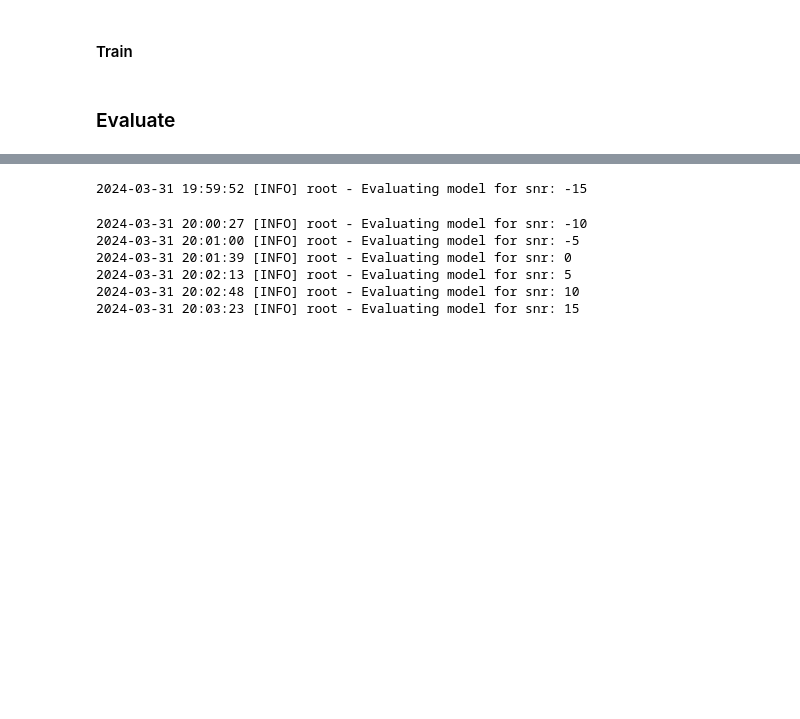
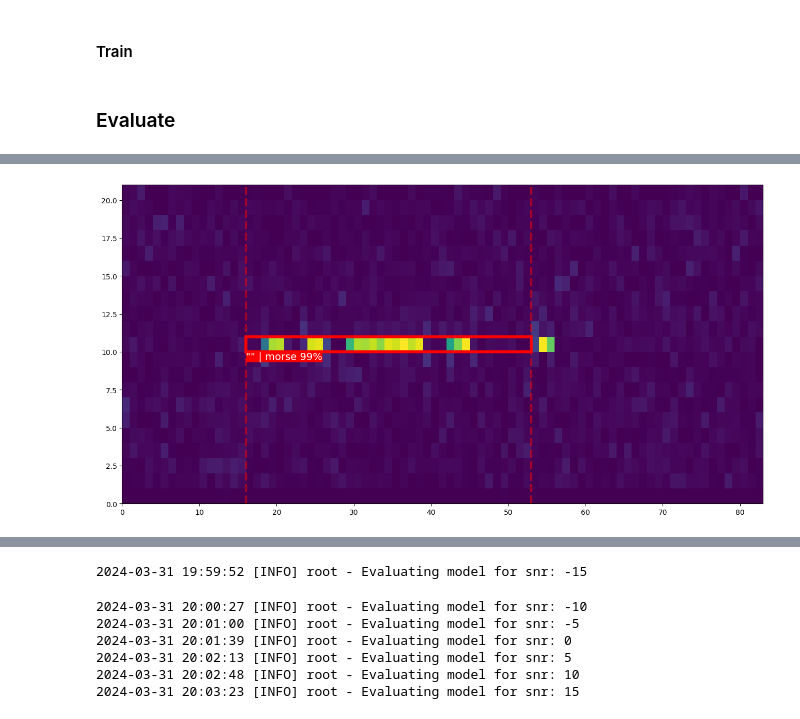
Before and after one commit to MaorAssayag/morse-deep-learning-detect-and-decode, a Jupyter notebook: morse-decoder-detector-dl.ipynb, the cells around one changed output, grey strips where cells are left out. Saved outputs shown, nothing was run; the diff lists cells and outputs as text; code cells hidden in the pictures; blank space fills up the shorter version.

```diff
--- a/morse-decoder-detector-dl.ipynb
+++ b/morse-decoder-detector-dl.ipynb
@@ -1149,8 +1171,8 @@ def IoU_loss_x_axis_only(pred_box, gt_box):
 random.seed(SEED)
 num_images = NUM_TEST_IMAGES
 
-plot = False
-num_of_samples = 1000
+plot = True
+num_of_samples = 1
 
 eval_loss = []
 model.eval()
@@ -1172,0 +1195 @@ Final IoU-x loss = 0.03011449732414833
+[figure, added]
```
Also changed, not shown: parts of 18 cells of this notebook, 9 other files.
